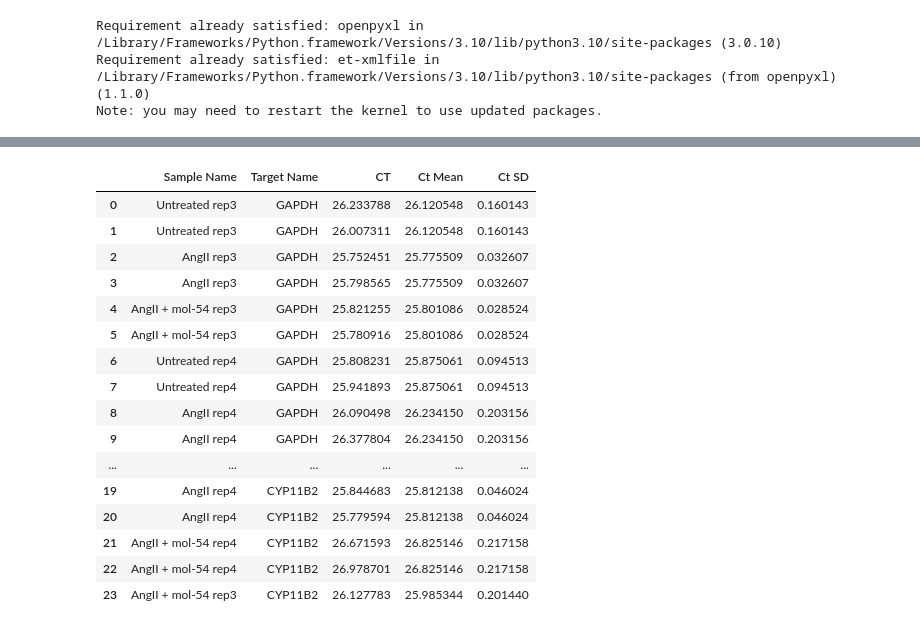
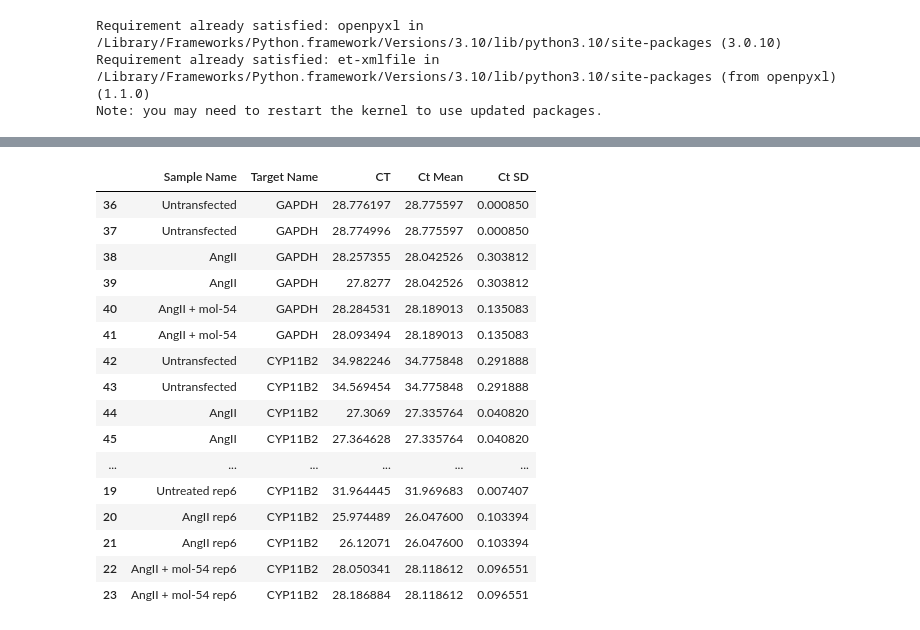
Before and after one commit to Sanas-m/molecule-54, a Jupyter notebook: AngII-stim/results/all-replicates.ipynb, the cells around one changed output, grey strips where cells are left out. Cells and saved outputs as stored; diff of their text form; code cells hidden in the pictures.

```diff
--- a/AngII-stim/results/all-replicates.ipynb
+++ b/AngII-stim/results/all-replicates.ipynb
@@ -64,22 +55,0 @@ AngII_data_raw
-# %%
-AngII_data_raw = AngII_data.dropna(axis = 0)
-AngII_data = AngII_data_raw[AngII_data_raw['Sample Name'].str.contains('rep')]
-AngII_data
-# %% [output]
-|  | Sample Name | Target Name | CT | Ct Mean | Ct SD |
-| 0 | Untreated rep3 | GAPDH | 26.233788 | 26.120548 | 0.160143 |
-| 1 | Untreated rep3 | GAPDH | 26.007311 | 26.120548 | 0.160143 |
-| 2 | AngII rep3 | GAPDH | 25.752451 | 25.775509 | 0.032607 |
-| 3 | AngII rep3 | GAPDH | 25.798565 | 25.775509 | 0.032607 |
-| 4 | AngII + mol-54 rep3 | GAPDH | 25.821255 | 25.801086 | 0.028524 |
-| 5 | AngII + mol-54 rep3 | GAPDH | 25.780916 | 25.801086 | 0.028524 |
-| 6 | Untreated rep4 | GAPDH | 25.808231 | 25.875061 | 0.094513 |
-| 7 | Untreated rep4 | GAPDH | 25.941893 | 25.875061 | 0.094513 |
-| 8 | AngII rep4 | GAPDH | 26.090498 | 26.234150 | 0.203156 |
-| 9 | AngII rep4 | GAPDH | 26.377804 | 26.234150 | 0.203156 |
-| ... | ... | ... | ... | ... | ... |
-| 19 | AngII rep4 | CYP11B2 | 25.844683 | 25.812138 | 0.046024 |
-| 20 | AngII rep4 | CYP11B2 | 25.779594 | 25.812138 | 0.046024 |
-| 21 | AngII + mol-54 rep4 | CYP11B2 | 26.671593 | 26.825146 | 0.217158 |
-| 22 | AngII + mol-54 rep4 | CYP11B2 | 26.978701 | 26.825146 | 0.217158 |
-| 23 | AngII + mol-54 rep3 | CYP11B2 | 26.127783 | 25.985344 | 0.201440 |
@@ -86 +80,25 @@ AngII_data
+# %%
+mergedAngII = pd.concat([AngII_exp2, AngII_exp3and4, AngII_exp5and6]) #\
+                #.replace('Untransfected', 'Untreated rep2', regex = True) \
+                #.replace('AngII + mol-54', 'AngII + mol-54 rep2', regex = True) \
+                #.replace('AngII', 'AngII rep2', regex = True)
+mergedAngII
+# %% [output]
+|  | Sample Name | Target Name | CT | Ct Mean | Ct SD |
+| 36 | Untransfected | GAPDH | 28.776197 | 28.775597 | 0.000850 |
+| 37 | Untransfected | GAPDH | 28.774996 | 28.775597 | 0.000850 |
+| 38 | AngII | GAPDH | 28.257355 | 28.042526 | 0.303812 |
+| 39 | AngII | GAPDH | 27.8277 | 28.042526 | 0.303812 |
+| 40 | AngII + mol-54 | GAPDH | 28.284531 | 28.189013 | 0.135083 |
+| 41 | AngII + mol-54 | GAPDH | 28.093494 | 28.189013 | 0.135083 |
+| 42 | Untransfected | CYP11B2 | 34.982246 | 34.775848 | 0.291888 |
+| 43 | Untransfected | CYP11B2 | 34.569454 | 34.775848 | 0.291888 |
+| 44 | AngII | CYP11B2 | 27.3069 | 27.335764 | 0.040820 |
+| 45 | AngII | CYP11B2 | 27.364628 | 27.335764 | 0.040820 |
+| ... | ... | ... | ... | ... | ... |
+| 19 | Untreated rep6 | CYP11B2 | 31.964445 | 31.969683 | 0.007407 |
+| 20 | AngII rep6 | CYP11B2 | 25.974489 | 26.047600 | 0.103394 |
+| 21 | AngII rep6 | CYP11B2 | 26.12071 | 26.047600 | 0.103394 |
+| 22 | AngII + mol-54 rep6 | CYP11B2 | 28.050341 | 28.118612 | 0.096551 |
+| 23 | AngII + mol-54 rep6 | CYP11B2 | 28.186884 | 28.118612 | 0.096551 |
 # %%
```
Also changed, not shown: parts of 9 cells of this notebook.
